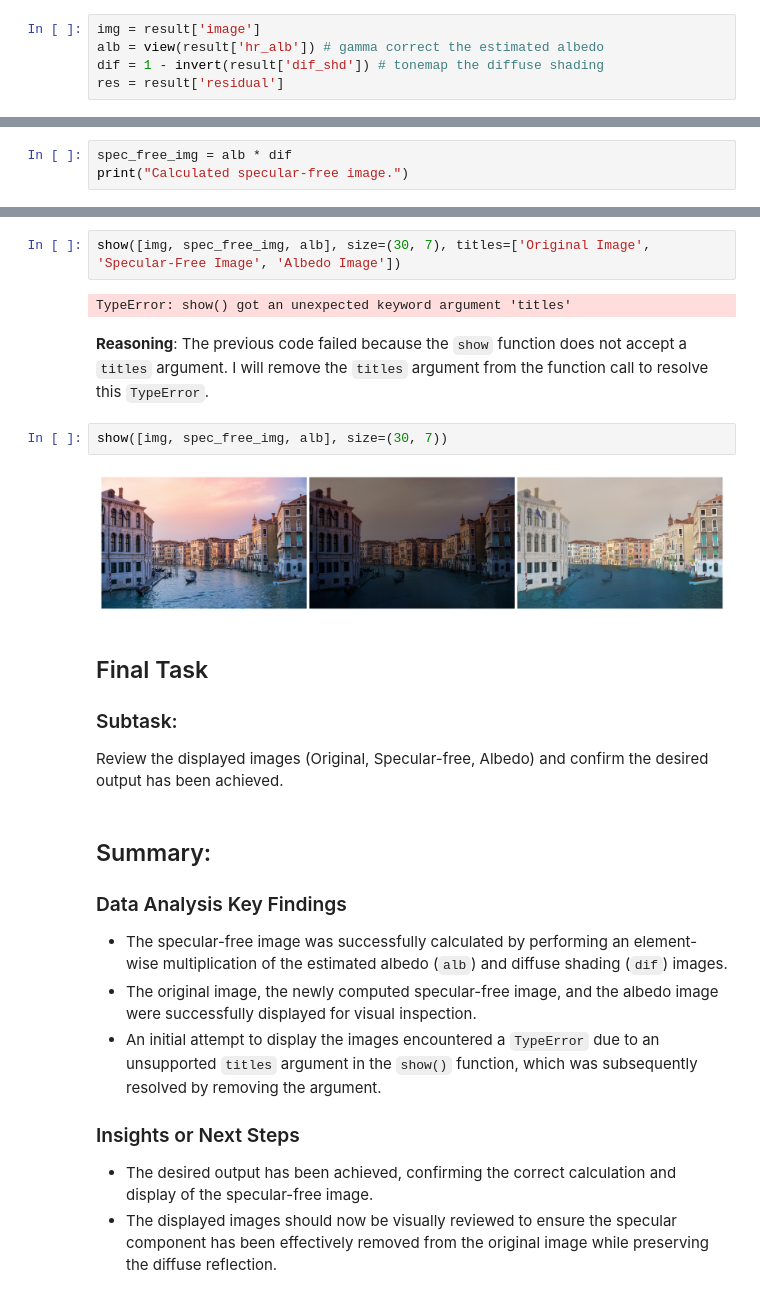
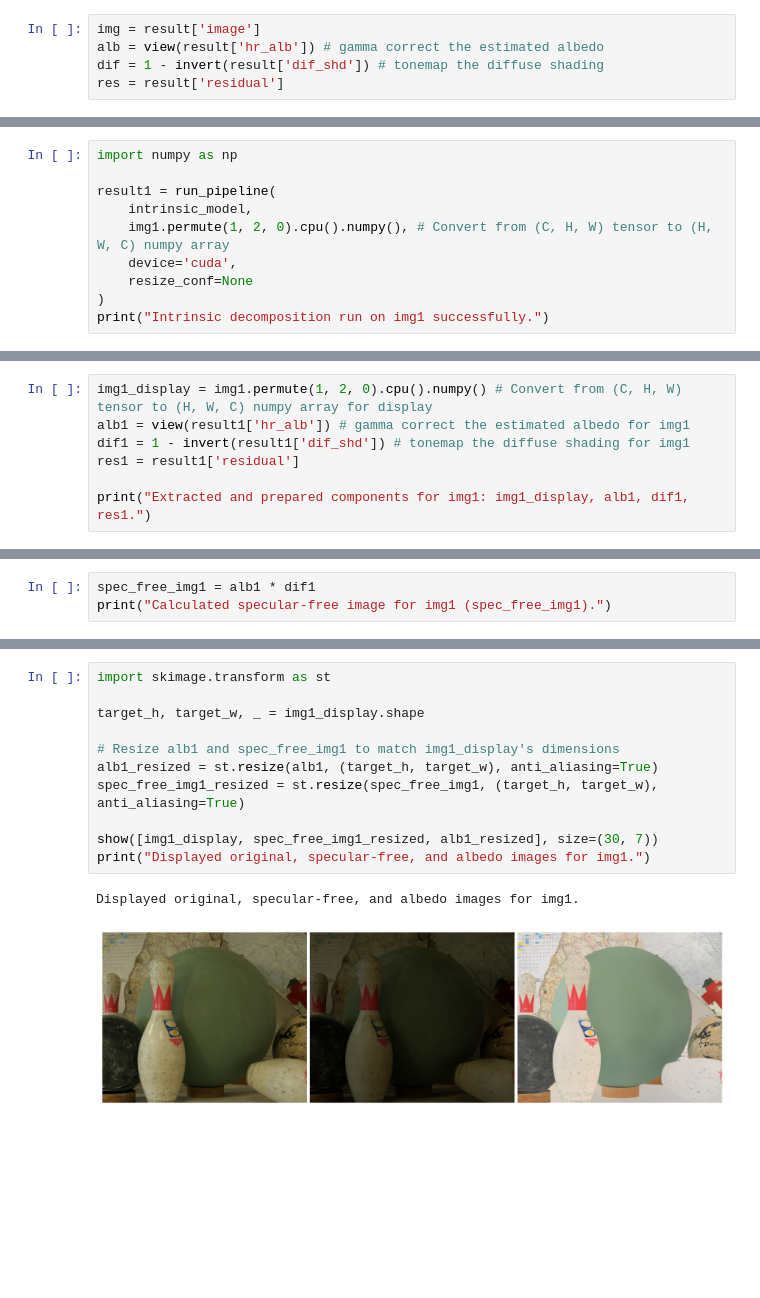
Before and after one commit to Jenny-high/Research, a Jupyter notebook: intrinsic_inference.ipynb, the cells around one changed output, grey strips where cells are left out. Saved outputs shown, nothing was run; the diff lists cells and outputs as text; blank space fills up the shorter version.

```diff
--- a/intrinsic_inference.ipynb
+++ b/intrinsic_inference.ipynb
@@ -81,0 +160,10 @@ To calculate the specular-free image, I will perform an element-wise multiplicat
+# %%
+import numpy as np
+
+result1 = run_pipeline(
+    intrinsic_model,
+    img1.permute(1, 2, 0).cpu().numpy(), # Convert from (C, H, W) tensor to (H, W, C) numpy array
+    device='cuda',
+    resize_conf=None
+)
+print("Intrinsic decomposition run on img1 successfully.")
@@ -81,0 +172,7 @@ To calculate the specular-free image, I will perform an element-wise multiplicat
+# %%
+img1_display = img1.permute(1, 2, 0).cpu().numpy() # Convert from (C, H, W) tensor to (H, W, C) numpy array for display
+alb1 = view(result1['hr_alb']) # gamma correct the estimated albedo for img1
+dif1 = 1 - invert(result1['dif_shd']) # tonemap the diffuse shading for img1
+res1 = result1['residual']
+
+print("Extracted and prepared components for img1: img1_display, alb1, dif1, res1.")
@@ -82,4 +181,4 @@ To calculate the specular-free image, I will perform an element-wise multiplicat
 # %%
-spec_free_img = alb * dif
-print("Calculated specular-free image.")
+spec_free_img1 = alb1 * dif1
+print("Calculated specular-free image for img1 (spec_free_img1).")
 # %% [output]
@@ -90,29 +186,14 @@ The subtask requires displaying the original image, the newly calculated specula
-# %%
-show([img, spec_free_img, alb], size=(30, 7), titles=['Original Image', 'Specular-Free Image', 'Albedo Image'])
-# %% [output]
-TypeError: show() got an unexpected keyword argument 'titles'
-# %% [markdown]
-**Reasoning**:
-The previous code failed because the `show` function does not accept a `titles` argument. I will remove the `titles` argument from the function call to resolve this `TypeError`.
-# %%
-show([img, spec_free_img, alb], size=(30, 7))
-# %% [output]
-[figure, removed]
-# %% [markdown]
-## Final Task
-
-### Subtask:
-Review the displayed images (Original, Specular-free, Albedo) and confirm the desired output has been achieved.
-# %% [markdown]
-## Summary:
-
-### Data Analysis Key Findings
-
-*   The specular-free image was successfully calculated by performing an element-wise multiplication of the estimated albedo (`alb`) and diffuse shading (`dif`) images.
-*   The original image, the newly computed specular-free image, and the albedo image were successfully displayed for visual inspection.
-*   An initial attempt to display the images encountered a `TypeError` due to an unsupported `titles` argument in the `show()` function, which was subsequently resolved by removing the argument.
-
-### Insights or Next Steps
-
-*   The desired output has been achieved, confirming the correct calculation and display of the specular-free image.
-*   The displayed images should now be visually reviewed to ensure the specular component has been effectively removed from the original image while preserving the diffuse reflection.
+# %%
+import skimage.transform as st
+
+target_h, target_w, _ = img1_display.shape
+
+# Resize alb1 and spec_free_img1 to match img1_display's dimensions
+alb1_resized = st.resize(alb1, (target_h, target_w), anti_aliasing=True)
+spec_free_img1_resized = st.resize(spec_free_img1, (target_h, target_w), anti_aliasing=True)
+
+show([img1_display, spec_free_img1_resized, alb1_resized], size=(30, 7))
+print("Displayed original, specular-free, and albedo images for img1.")
+# %% [output]
+Displayed original, specular-free, and albedo images for img1.
+[figure, added]
```
Also changed, not shown: parts of 17 cells of this notebook.
